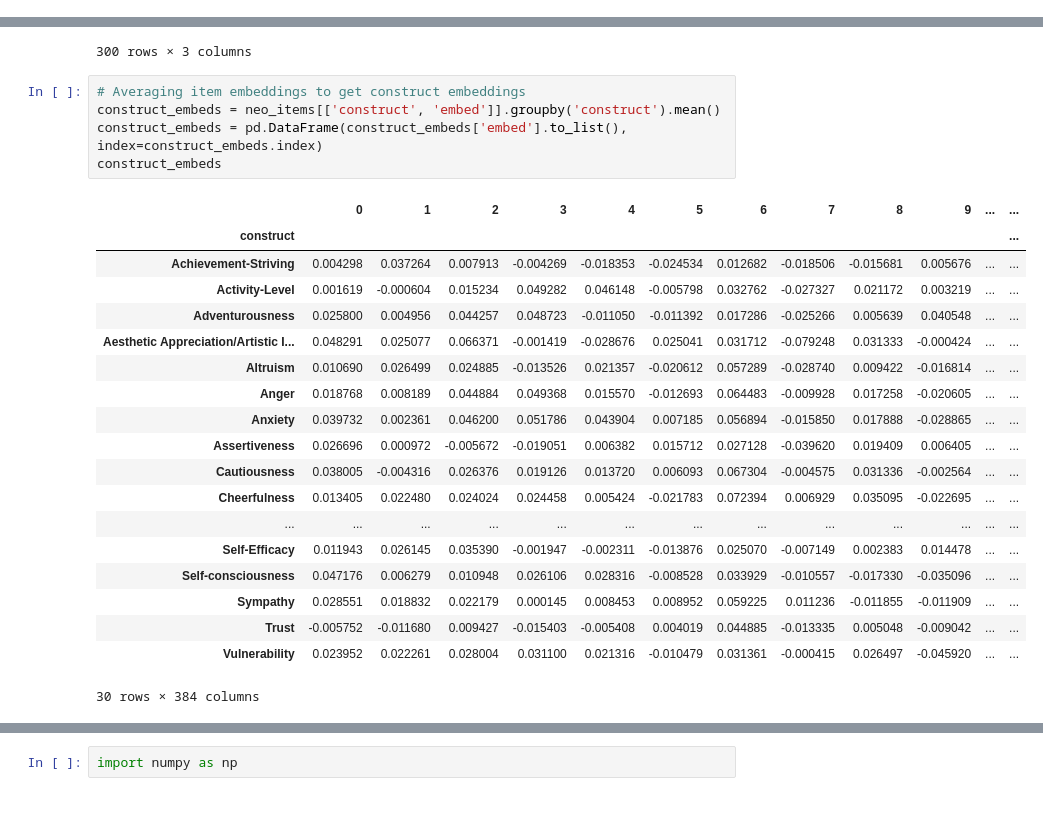
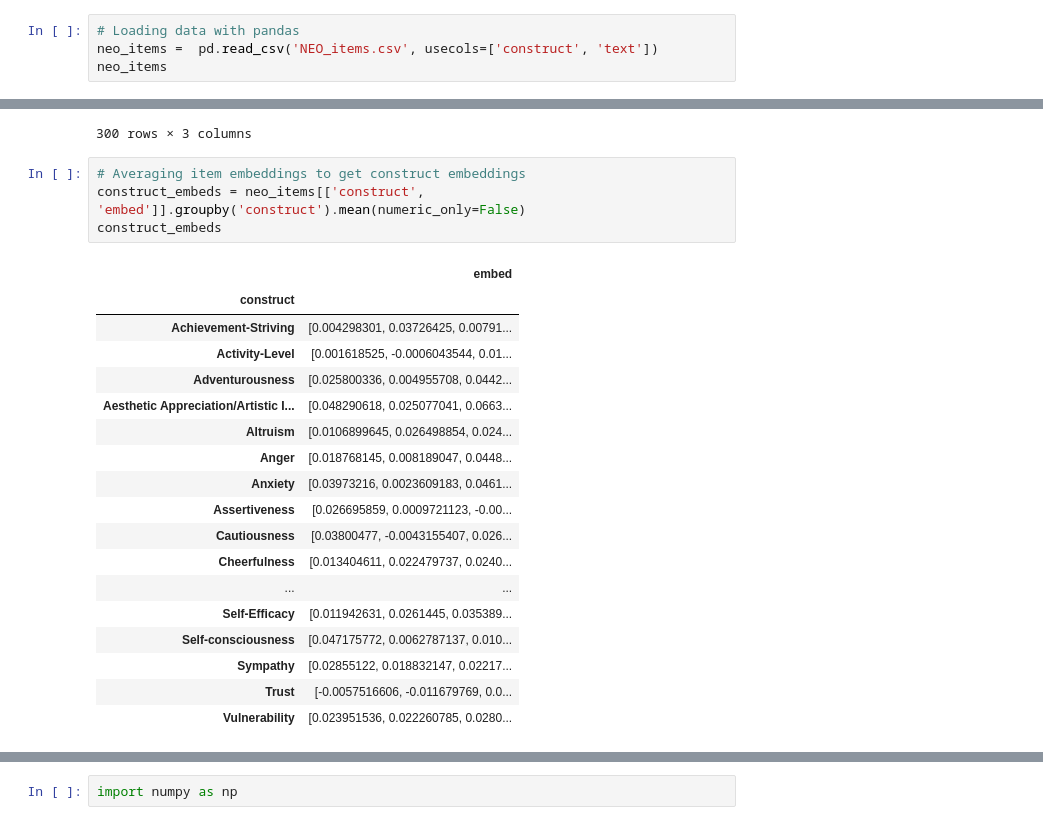
Before and after one commit to dwulff/LLM4JDM, a Jupyter notebook: ex2/personality_struct.ipynb, the cells around one changed output, grey strips where cells are left out. Saved outputs shown, nothing was run; the diff lists cells and outputs as text.

```diff
--- a/ex2/personality_struct.ipynb
+++ b/ex2/personality_struct.ipynb
@@ -45 +5,5 @@ neo_items
 from sentence_transformers import SentenceTransformer
+# %%
+# Loading data with pandas
+neo_items =  pd.read_csv('NEO_items.csv', usecols=['construct', 'text'])
+neo_items
@@ -64,26 +42,24 @@ neo_items
 300 rows × 3 columns
 # %%
 # Averaging item embeddings to get construct embeddings
-construct_embeds = neo_items[['construct', 'embed']].groupby('construct').mean()
-construct_embeds = pd.DataFrame(construct_embeds['embed'].to_list(), index=construct_embeds.index)
+construct_embeds = neo_items[['construct', 'embed']].groupby('construct').mean(numeric_only=False)
 construct_embeds
 # %% [output]
-|  | 0 | 1 | 2 | 3 | 4 | 5 | 6 | 7 | 8 | 9 | ... | ... |
-| construct |  |  |  |  |  |  |  |  |  |  |  | ... |
-| Achievement-Striving | 0.004298 | 0.037264 | 0.007913 | -0.004269 | -0.018353 | -0.024534 | 0.012682 | -0.018506 | -0.015681 | 0.005676 | ... | ... |
-| Activity-Level | 0.001619 | -0.000604 | 0.015234 | 0.049282 | 0.046148 | -0.005798 | 0.032762 | -0.027327 | 0.021172 | 0.003219 | ... | ... |
-| Adventurousness | 0.025800 | 0.004956 | 0.044257 | 0.048723 | -0.011050 | -0.011392 | 0.017286 | -0.025266 | 0.005639 | 0.040548 | ... | ... |
-| Aesthetic Appreciation/Artistic I... | 0.048291 | 0.025077 | 0.066371 | -0.001419 | -0.028676 | 0.025041 | 0.031712 | -0.079248 | 0.031333 | -0.000424 | ... | ... |
-| Altruism | 0.010690 | 0.026499 | 0.024885 | -0.013526 | 0.021357 | -0.020612 | 0.057289 | -0.028740 | 0.009422 | -0.016814 | ... | ... |
-| Anger | 0.018768 | 0.008189 | 0.044884 | 0.049368 | 0.015570 | -0.012693 | 0.064483 | -0.009928 | 0.017258 | -0.020605 | ... | ... |
-| Anxiety | 0.039732 | 0.002361 | 0.046200 | 0.051786 | 0.043904 | 0.007185 | 0.056894 | -0.015850 | 0.017888 | -0.028865 | ... | ... |
-| Assertiveness | 0.026696 | 0.000972 | -0.005672 | -0.019051 | 0.006382 | 0.015712 | 0.027128 | -0.039620 | 0.019409 | 0.006405 | ... | ... |
-| Cautiousness | 0.038005 | -0.004316 | 0.026376 | 0.019126 | 0.013720 | 0.006093 | 0.067304 | -0.004575 | 0.031336 | -0.002564 | ... | ... |
-| Cheerfulness | 0.013405 | 0.022480 | 0.024024 | 0.024458 | 0.005424 | -0.021783 | 0.072394 | 0.006929 | 0.035095 | -0.022695 | ... | ... |
-| ... | ... | ... | ... | ... | ... | ... | ... | ... | ... | ... | ... | ... |
-| Self-Efficacy | 0.011943 | 0.026145 | 0.035390 | -0.001947 | -0.002311 | -0.013876 | 0.025070 | -0.007149 | 0.002383 | 0.014478 | ... | ... |
-| Self-consciousness | 0.047176 | 0.006279 | 0.010948 | 0.026106 | 0.028316 | -0.008528 | 0.033929 | -0.010557 | -0.017330 | -0.035096 | ... | ... |
-| Sympathy | 0.028551 | 0.018832 | 0.022179 | 0.000145 | 0.008453 | 0.008952 | 0.059225 | 0.011236 | -0.011855 | -0.011909 | ... | ... |
-| Trust | -0.005752 | -0.011680 | 0.009427 | -0.015403 | -0.005408 | 0.004019 | 0.044885 | -0.013335 | 0.005048 | -0.009042 | ... | ... |
-| Vulnerability | 0.023952 | 0.022261 | 0.028004 | 0.031100 | 0.021316 | -0.010479 | 0.031361 | -0.000415 | 0.026497 | -0.045920 | ... | ... |
+|  | embed |
+| construct |  |
+| Achievement-Striving | [0.004298301, 0.03726425, 0.00791... |
+| Activity-Level | [0.001618525, -0.0006043544, 0.01... |
+| Adventurousness | [0.025800336, 0.004955708, 0.0442... |
+| Aesthetic Appreciation/Artistic I... | [0.048290618, 0.025077041, 0.0663... |
+| Altruism | [0.0106899645, 0.026498854, 0.024... |
+| Anger | [0.018768145, 0.008189047, 0.0448... |
+| Anxiety | [0.03973216, 0.0023609183, 0.0461... |
+| Assertiveness | [0.026695859, 0.0009721123, -0.00... |
+| Cautiousness | [0.03800477, -0.0043155407, 0.026... |
+| Cheerfulness | [0.013404611, 0.022479737, 0.0240... |
+| ... | ... |
+| Self-Efficacy | [0.011942631, 0.0261445, 0.035389... |
+| Self-consciousness | [0.047175772, 0.0062787137, 0.010... |
+| Sympathy | [0.02855122, 0.018832147, 0.02217... |
+| Trust | [-0.0057516606, -0.011679769, 0.0... |
+| Vulnerability | [0.023951536, 0.022260785, 0.0280... |
-30 rows × 384 columns
```
Also changed, not shown: parts of 11 cells of this notebook.
